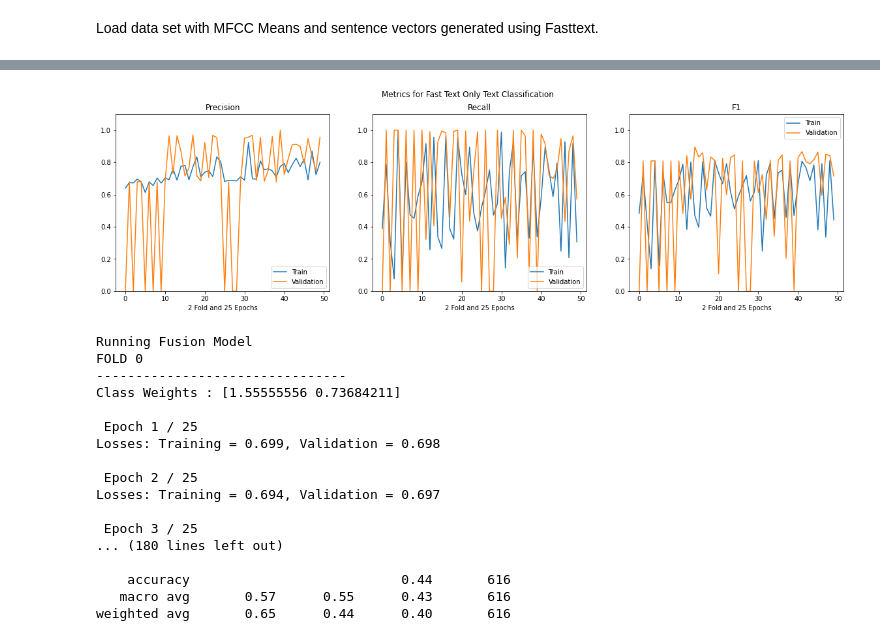
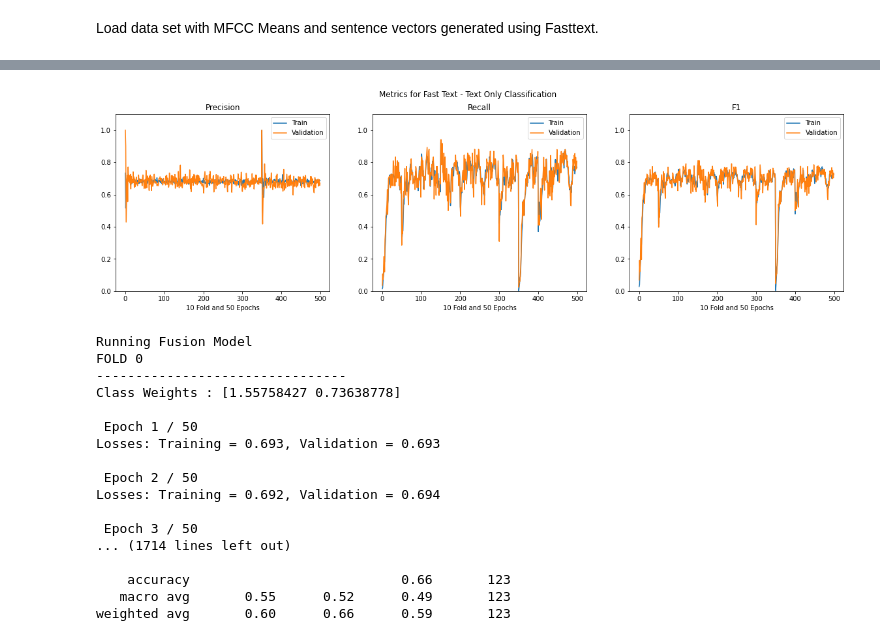
Before and after one commit to pradeep-miriyala/multi-modal-aud-nlp-models, a Jupyter notebook: notebooks/FT_Vectors_and_MFCC_Fusion.ipynb, the cells around one changed output, grey strips where cells are left out. Saved outputs shown, nothing was run; the diff lists cells and outputs as text; code cells hidden in the pictures.

Commit message:
Updated with Fasttext and IndicFt model vectors
Trained models with FT vectors and IndicFT vectors

```diff
--- a/notebooks/FT_Vectors_and_MFCC_Fusion.ipynb
+++ b/notebooks/FT_Vectors_and_MFCC_Fusion.ipynb
@@ -23,13 +23,19 @@ cpu = torch.device('cpu')
 class FtMfccFusion(nn.Module):
     def __init__(self, fusion=False, dropout_level=0.25):
         super(FtMfccFusion, self).__init__()
-        self.dropout = nn.Dropout(dropout_level)
-        self.relu = nn.ReLU()
-        self.fc = [nn.Linear(300, 512), nn.Linear(512,512), nn.Linear(512,1024)]
+        self.fc = [nn.Linear(300, 512), nn.ReLU(), nn.Dropout(dropout_level),
+                   nn.Linear(512,512), nn.ReLU(), nn.Dropout(dropout_level),
+                   nn.Linear(512,1024), nn.ReLU(), nn.Dropout(dropout_level)]
         self.fusion = fusion
         if self.fusion:
-          self.fca = [nn.Linear(41,64), nn.Linear(64,128), nn.Linear(128,256), nn.Linear(256,512), nn.Linear(512,1024)]
-          self.fusion = [nn.Linear(2048,512), nn.Linear(512,768), nn.Linear(768,1024)]
+          self.fca = [nn.Linear(41,64), nn.ReLU(), nn.Dropout(dropout_level),
+                      nn.Linear(64,128), nn.ReLU(), nn.Dropout(dropout_level),
+                      nn.Linear(128,256), nn.ReLU(), nn.Dropout(dropout_level),
+                      nn.Linear(256,512), nn.ReLU(),  nn.Dropout(dropout_level),
+                      nn.Linear(512,1024), nn.ReLU(), nn.Dropout(dropout_level)]
+          self.fusion = [nn.Linear(2048,512), nn.ReLU(),  nn.Dropout(dropout_level),
+                         nn.Linear(512,768), nn.ReLU(), nn.Dropout(dropout_level),
+                         nn.Linear(768,1024), nn.ReLU(), nn.Dropout(dropout_level)]
           self.final = nn.Linear(1024,2)
         else:
           self.final = nn.Linear(1024,2)
@@ -38,19 +44,13 @@ class FtMfccFusion(nn.Module):
       x = sent_vector
       for layer in self.fc:
         x = layer(x)
-        x = self.relu(x)
-        x = self.dropout(x)
       if self.fusion:
         a = mfcc_data
         for layer in self.fca:
           a = layer(a)
-          a = self.relu(a)
-          a = self.dropout(a)
         x = torch.cat((x,a), dim=1)
         for layer in self.fusion:
           x = layer(x)
-          x = self.relu(x)
-          x = self.dropout(x)
       x = self.final(x)
       x = self.softmax(x)
       return x
@@ -108,7 +108,7 @@ def run_model(model, data_loader, loss_fcn, optimizer, target_device, is_trainin
     model_predictions = np.argmax(model_predictions, axis=1)
     return avg_loss, model_predictions, model_labels
 # %%
-def k_fold_model_preparation(device, fusion, data, k_folds=5, epochs=5, balance_classes=False, dropout_level=0.25, lr=0.001):
+def k_fold_model_preparation(device, fusion, data, ft_feature, k_folds=5, epochs=5, balance_classes=False, dropout_level=0.25, lr=0.001):
     torch.manual_seed(42)
     if fusion:
         print('Running Fusion Model')
@@ -116,13 +116,13 @@ def k_fold_model_preparation(device, fusion, data, k_folds=5, epochs=5, balance_
         print('Running Text Only Classification')
     k_fold = StratifiedKFold(n_splits=k_folds, shuffle=True, random_state=42)
     results = {x: {} for x in range(k_folds)}
-    for fold, (train_ids, test_ids) in enumerate(k_fold.split(data[['ft_vector', 'mfcc_mean']], data['iGenre'])):
+    for fold, (train_ids, test_ids) in enumerate(k_fold.split(data[[ft_feature, 'mfcc_mean']], data['iGenre'])):
         print(f'FOLD {fold}')
         print('--------------------------------')
         train_mfcc = torch.tensor([[_ for _ in data['mfcc_mean'].iloc[x]] for x in train_ids])
         test_mfcc = torch.tensor([[_ for _ in data['mfcc_mean'].iloc[x]] for x in test_ids])
-        train_ft_vectors = torch.tensor([[_ for _ in data['ft_vector'].iloc[x]] for x in train_ids])
-        test_ft_vectors = torch.tensor([[_ for _ in data['ft_vector'].iloc[x]] for x in test_ids])
+        train_ft_vectors = torch.tensor([[_ for _ in data[ft_feature].iloc[x]] for x in train_ids])
+        test_ft_vectors = torch.tensor([[_ for _ in data[ft_feature].iloc[x]] for x in test_ids])
         train_labels = torch.tensor([data['iGenre'].iloc[x] for x in train_ids])
         test_labels = torch.tensor([data['iGenre'].iloc[x] for x in test_ids])
         train_data, train_sampler, train_data_loader = get_data_loader(train_ft_vectors, train_labels, train_mfcc, batch_size=64)
@@ -213,7 +213,7 @@ def plot_results(results, model_name):
     plt.suptitle(f'Metrics for {model_name}')
     plt.show()
 # %%
-ft_results = k_fold_model_preparation(device, False, data, k_folds=2, epochs=25, balance_classes=True, dropout_level=0.1, lr=0.01)
+ft_results = k_fold_model_preparation(device, False, data, 'ft_vector', k_folds=10, epochs=50, balance_classes=True, dropout_level=0.5, lr=1e-4)
 # %% [output]
 Running Text Only Classification
 FOLD 0
@@ -247,27 +235,27 @@ weighted avg       0.81      0.69      0.70       616
 # %%
-plot_results(ft_results,'Fast Text Only Text Classification')
+plot_results(ft_results,'Fast Text - Text Only Classification')
 # %% [output]
-[figure, old version]
+[figure, new version]
 # %%
-ft_fusion_results = k_fold_model_preparation(device, True, data, k_folds=2, epochs=25, balance_classes=True, dropout_level=0.1, lr=0.01)
+ft_fusion_results = k_fold_model_preparation(device, True, data, 'ft_vector', k_folds=10, epochs=50, balance_classes=True, dropout_level=0.5, lr=1e-4)
 # %% [output]
 Running Fusion Model
 FOLD 0
 --------------------------------
-Class Weights : [1.55555556 0.73684211]
+Class Weights : [1.55758427 0.73638778]
 
- Epoch 1 / 25
-Losses: Training = 0.699, Validation = 0.698
+ Epoch 1 / 50
+Losses: Training = 0.693, Validation = 0.693
 
- Epoch 2 / 25
-Losses: Training = 0.694, Validation = 0.697
+ Epoch 2 / 50
+Losses: Training = 0.692, Validation = 0.694
 
- Epoch 3 / 25
-... (180 lines left out)
+ Epoch 3 / 50
+... (1714 lines left out)
 
-    accuracy                           0.44       616
-   macro avg       0.57      0.55      0.43       616
-weighted avg       0.65      0.44      0.40       616
+    accuracy                           0.66       123
+   macro avg       0.55      0.52      0.49       123
+weighted avg       0.60      0.66      0.59       123
 # %%
 plot_results(ft_fusion_results,'Fast text Fusion Model')
 # %% [output]
```
Also changed, not shown: parts of 6 cells of this notebook.
